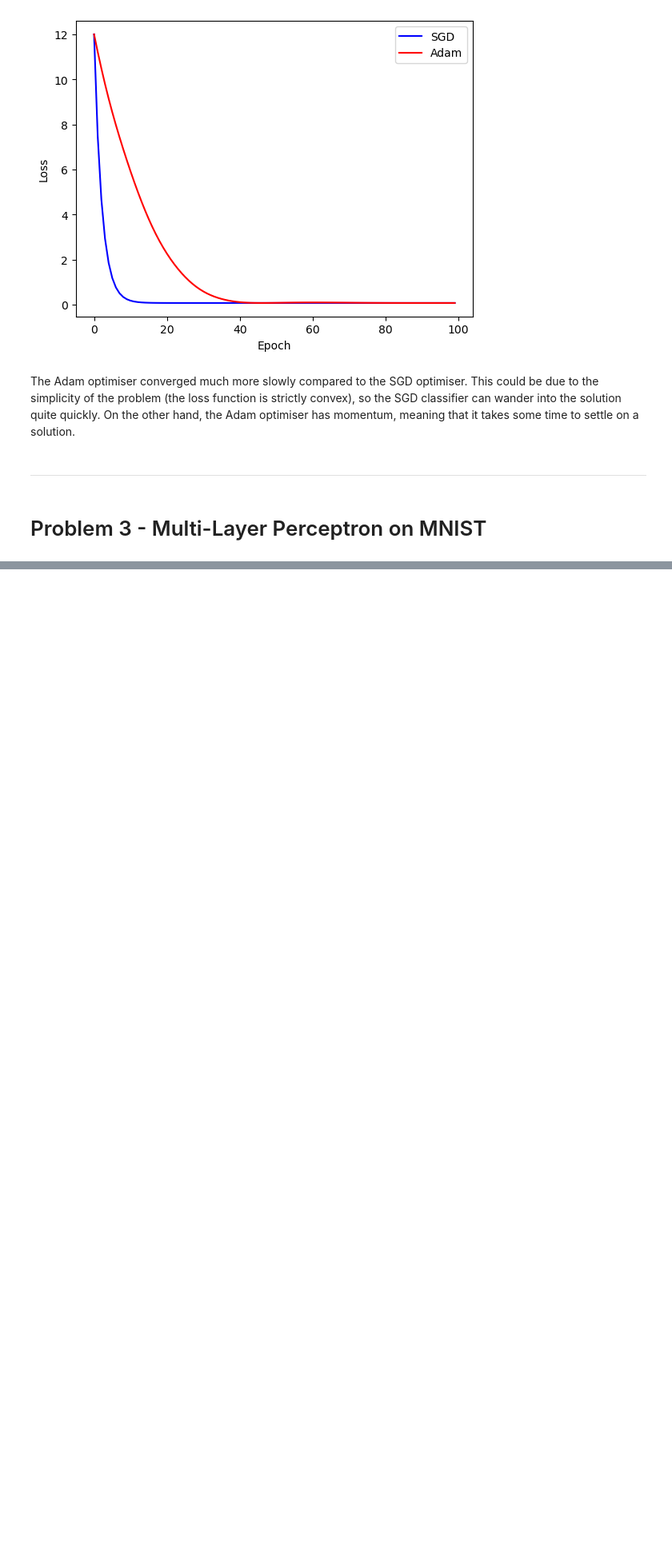
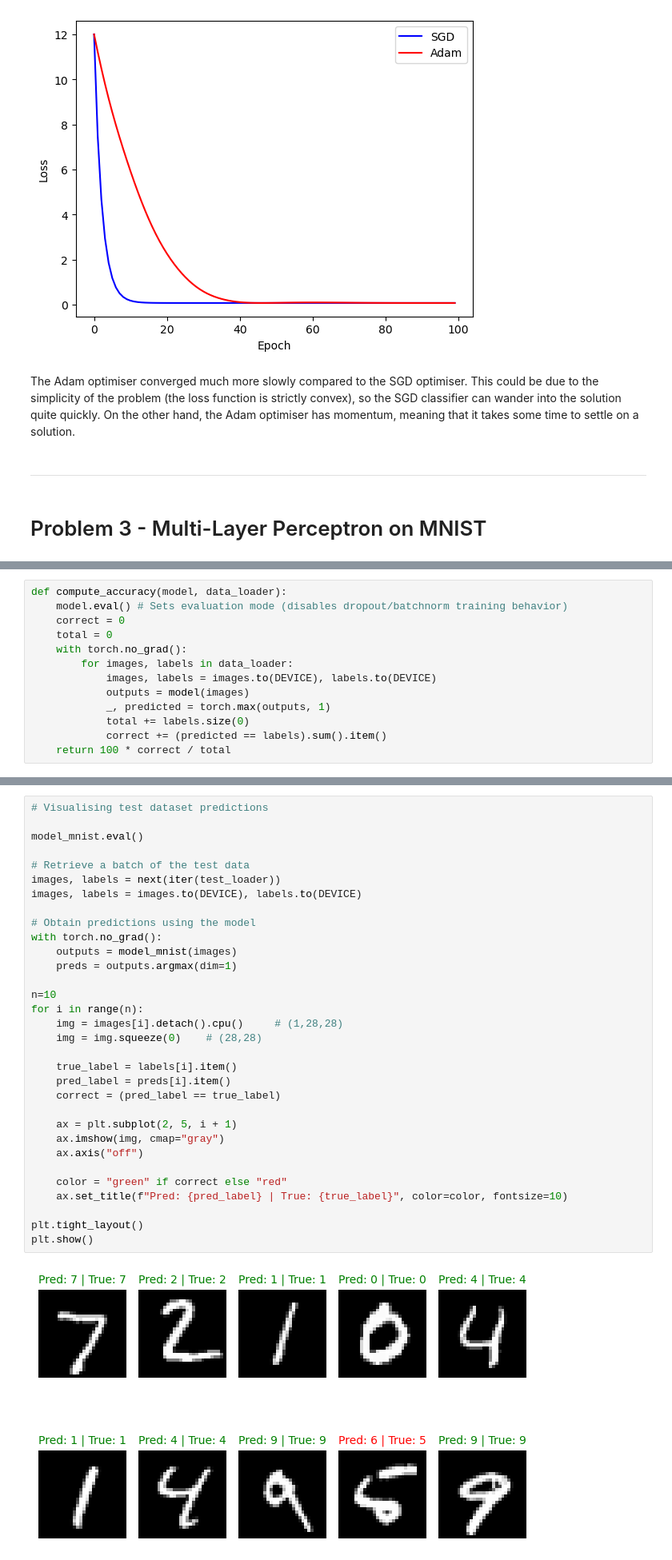
Before and after one commit to LuqmaanSahar/D200_PS1, a Jupyter notebook: problems.ipynb, the cells around one changed output, grey strips where cells are left out. Shown at 80% size. Saved outputs shown, nothing was run; the diff lists cells and outputs as text; blank space fills up the shorter version.

```diff
--- a/problems.ipynb
+++ b/problems.ipynb
@@ -408,0 +487,13 @@ ____
+# %%
+def compute_accuracy(model, data_loader):
+    model.eval() # Sets evaluation mode (disables dropout/batchnorm training behavior)
+    correct = 0
+    total = 0
+    with torch.no_grad():
+        for images, labels in data_loader:
+            images, labels = images.to(DEVICE), labels.to(DEVICE)
+            outputs = model(images)
+            _, predicted = torch.max(outputs, 1)
+            total += labels.size(0)
+            correct += (predicted == labels).sum().item()
+    return 100 * correct / total
@@ -408,0 +576,34 @@ ____
+# %%
+# Visualising test dataset predictions
+
+model_mnist.eval()
+
+# Retrieve a batch of the test data
+images, labels = next(iter(test_loader))
+images, labels = images.to(DEVICE), labels.to(DEVICE)
+
+# Obtain predictions using the model
+with torch.no_grad():
+    outputs = model_mnist(images)
+    preds = outputs.argmax(dim=1)
+
+n=10
+for i in range(n):
+    img = images[i].detach().cpu()     # (1,28,28)
+    img = img.squeeze(0)    # (28,28)
+
+    true_label = labels[i].item()
+    pred_label = preds[i].item()
+    correct = (pred_label == true_label)
+
+    ax = plt.subplot(2, 5, i + 1)
+    ax.imshow(img, cmap="gray")
+    ax.axis("off")
+
+    color = "green" if correct else "red"
+    ax.set_title(f"Pred: {pred_label} | True: {true_label}", color=color, fontsize=10)
+
+plt.tight_layout()
+plt.show()
+# %% [output]
+[figure, added]
```
Also changed, not shown: parts of 21 cells of this notebook, 9 other files.
